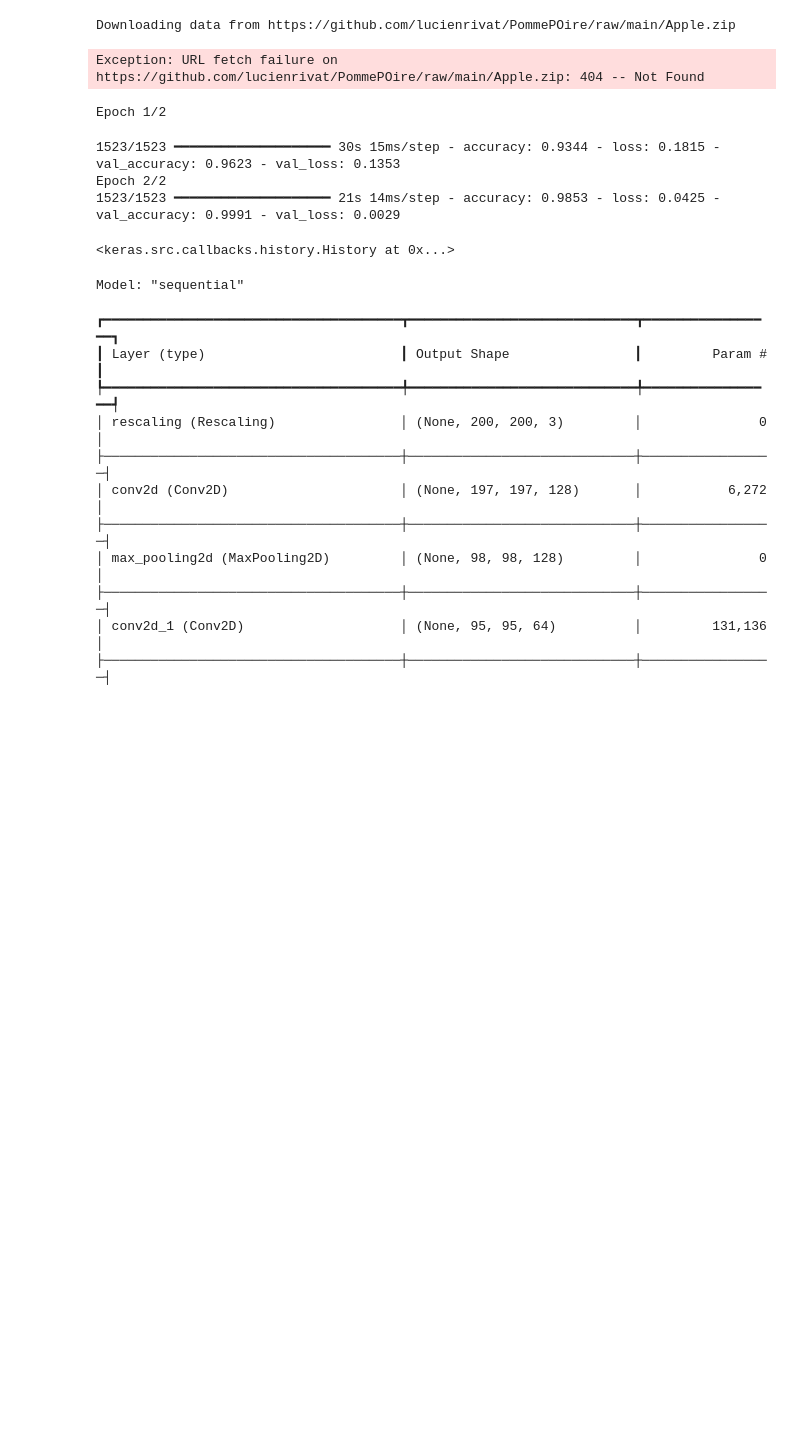
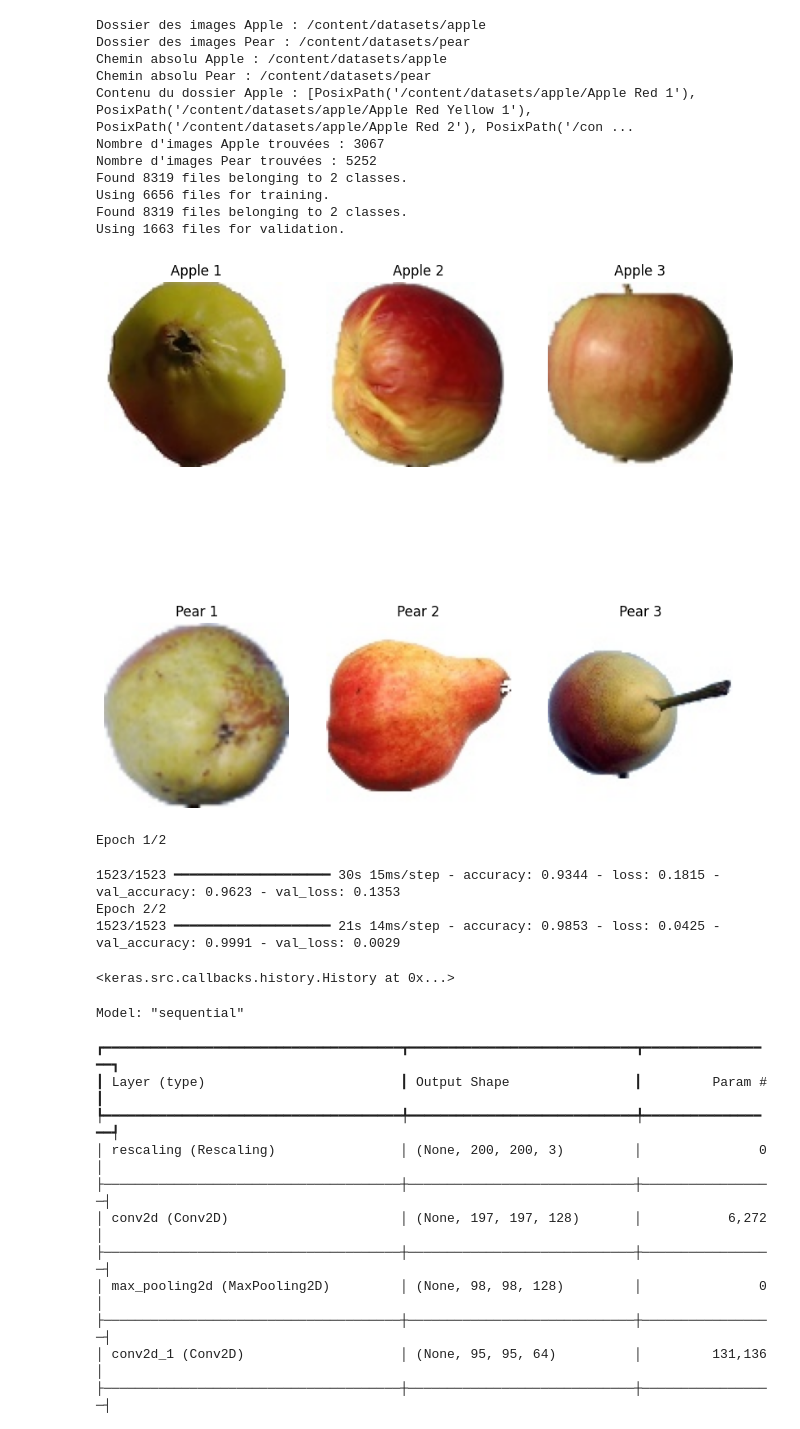
Before and after one commit to lucienrivat/PommePOire, a Jupyter notebook: PommePoir.ipynb, the cells around one changed output. Cells and saved outputs as stored; diff of their text form; code cells hidden in the pictures; blank space fills up the shorter version.

```diff
--- a/PommePoir.ipynb
+++ b/PommePoir.ipynb
@@ -20,7 +20,7 @@ import random
 # Télécharger le fichier ZIP Apple depuis GitHub
 apple_zip = tf.keras.utils.get_file(
     "Apple.zip",
-    "https://github.com/lucienrivat/PommePOire/raw/main/Apple.zip",
+    "https://github.com/lucienrivat/PommePOire/raw/main/apple.zip",
     extract=False
 )
 
@@ -39,7 +39,7 @@ with zipfile.ZipFile(pear_zip, 'r') as zip_ref:
     zip_ref.extractall('/content/datasets/')
 
 # Définir les chemins des dossiers contenant les images
-apple_data_dir = pathlib.Path('/content/datasets/')
+apple_data_dir = pathlib.Path('/content/datasets/apple/')
 pear_data_dir = pathlib.Path('/content/datasets/pear/')
 
 print("Dossier des images Apple :", apple_data_dir)
@@ -88,35 +88,45 @@ val_data = tf.keras.preprocessing.image_dataset_from_directory(
 plt.figure(figsize=(10, 10))
 images_to_display = []
 
 # Sélectionner 3 images aléatoires d'Apple
 for _ in range(3):
     apple_image = random.choice(list(apple_data_dir.glob('*/*.jpg')))
     img_apple = mpimg.imread(apple_image)
     images_to_display.append(img_apple)
 
 # Sélectionner 3 images aléatoires de Pear (à partir de sous-dossiers)
 pear_subfolders = [folder for folder in os.listdir(pear_data_dir) if os.path.isdir(os.path.join(pear_data_dir, folder))]
 
 for _ in range(3):
     chosen_pear_folder = random.choice(pear_subfolders)
     pear_images = list(pathlib.Path(pear_data_dir, chosen_pear_folder).glob('*.*'))
     random_pear_image = random.choice(pear_images)
     img_pear = mpimg.imread(random_pear_image)
     images_to_display.append(img_pear)
 
 # Afficher les images sélectionnées
 for i, img in enumerate(images_to_display):
     ax = plt.subplot(2, 3, i + 1)
     plt.imshow(img)
     plt.axis("off")
     if i < 3:
         plt.title(f"Apple {i + 1}")
     else:
         plt.title(f"Pear {i - 2}")
 plt.show()
 # %% [output]
-Downloading data from https://github.com/lucienrivat/PommePOire/raw/main/Apple.zip
+Dossier des images Apple : /content/datasets/apple
+Dossier des images Pear : /content/datasets/pear
+Chemin absolu Apple : /content/datasets/apple
+Chemin absolu Pear : /content/datasets/pear
+Contenu du dossier Apple : [PosixPath('/content/datasets/apple/Apple Red 1'), PosixPath('/content/datasets/apple/Apple Red Yellow 1'), PosixPath('/content/datasets/apple/Apple Red 2'), PosixPath('/con ...
+Nombre d'images Apple trouvées : 3067
+Nombre d'images Pear trouvées : 5252
+Found 8319 files belonging to 2 classes.
+Using 6656 files for training.
+Found 8319 files belonging to 2 classes.
+Using 1663 files for validation.
-Exception: URL fetch failure on https://github.com/lucienrivat/PommePOire/raw/main/Apple.zip: 404 -- Not Found
+[figure, added]
 # %%
 from tensorflow.keras import layers
 
```
